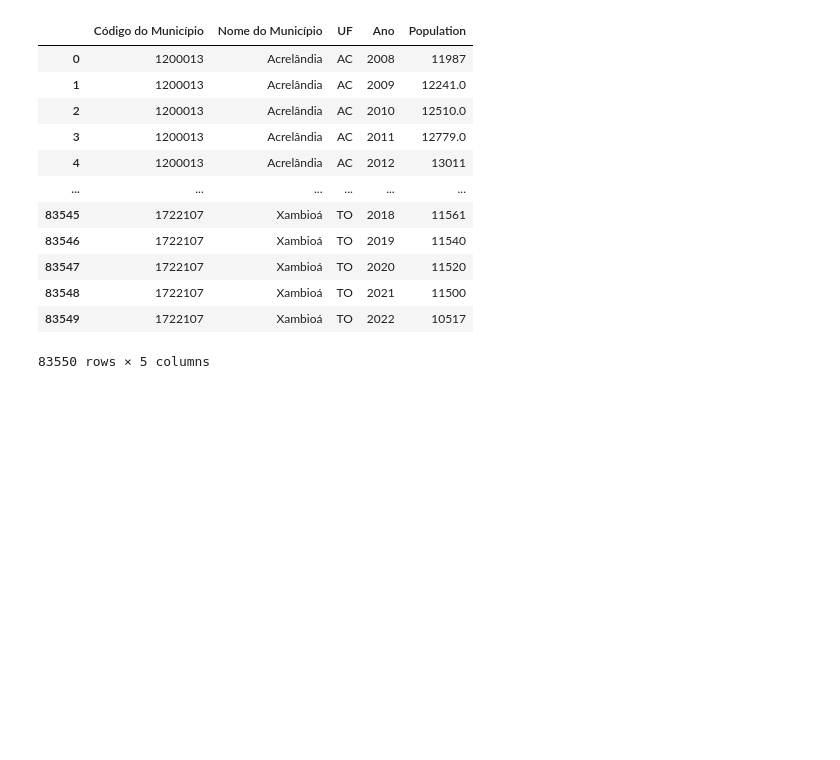
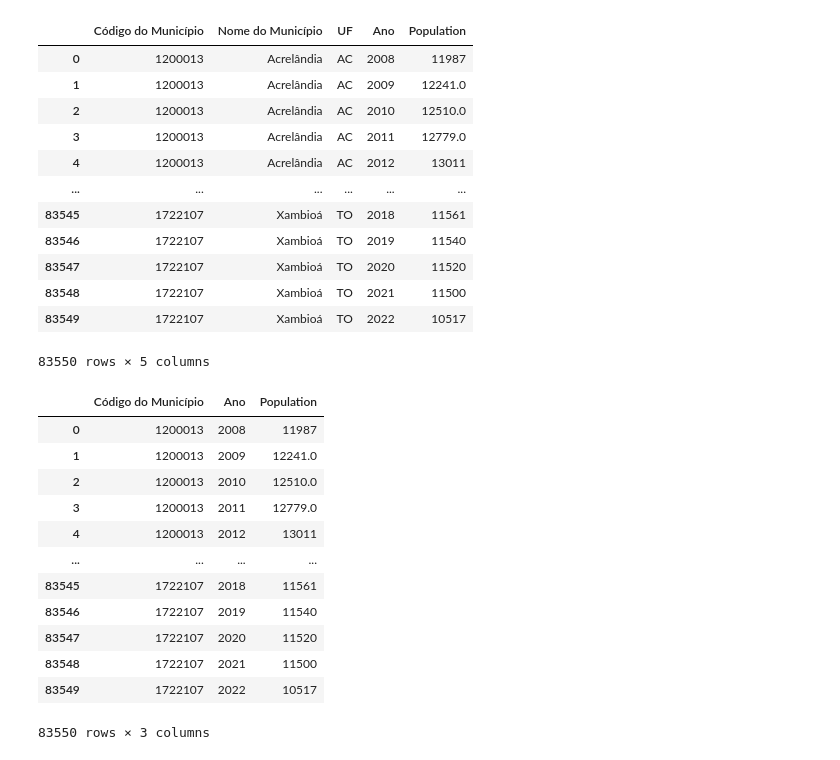
Before and after one commit to anandxrfeu/schooling_resource_predicter_data, a Jupyter notebook: notebooks/Population (Anand).ipynb, the cells around one changed output. Cells and saved outputs as stored; diff of their text form; code cells hidden in the pictures; blank space fills up the shorter version.

Commit message:
Analysis to merge population and funding

```diff
--- a/notebooks/Population (Anand).ipynb
+++ b/notebooks/Population (Anand).ipynb
@@ -90,3 +90,22 @@ melted_df
 | 83548 | 1722107 | Xambioá | TO | 2021 | 11500 |
 | 83549 | 1722107 | Xambioá | TO | 2022 | 10517 |
 83550 rows × 5 columns
+# %%
+# drop columns
+columns_to_drop = ['Nome do Município', 'UF']
+melted_df = melted_df.drop(columns=columns_to_drop)
+melted_df
+# %% [output]
+|  | Código do Município | Ano | Population |
+| 0 | 1200013 | 2008 | 11987 |
+| 1 | 1200013 | 2009 | 12241.0 |
+| 2 | 1200013 | 2010 | 12510.0 |
+| 3 | 1200013 | 2011 | 12779.0 |
+| 4 | 1200013 | 2012 | 13011 |
+| ... | ... | ... | ... |
+| 83545 | 1722107 | 2018 | 11561 |
+| 83546 | 1722107 | 2019 | 11540 |
+| 83547 | 1722107 | 2020 | 11520 |
+| 83548 | 1722107 | 2021 | 11500 |
+| 83549 | 1722107 | 2022 | 10517 |
+83550 rows × 3 columns
```
Also changed, not shown: parts of 1 cell of this notebook, 2 other files.
